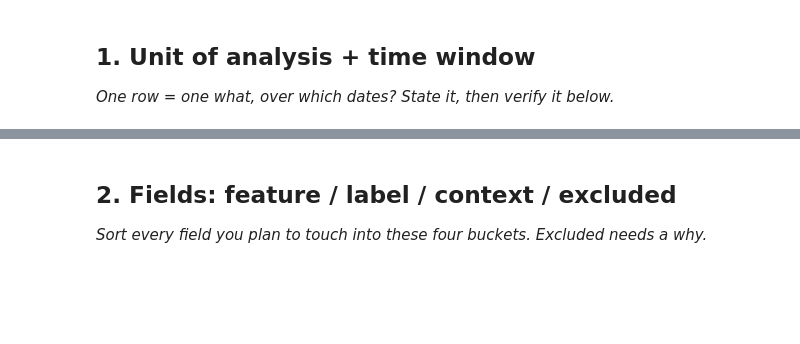
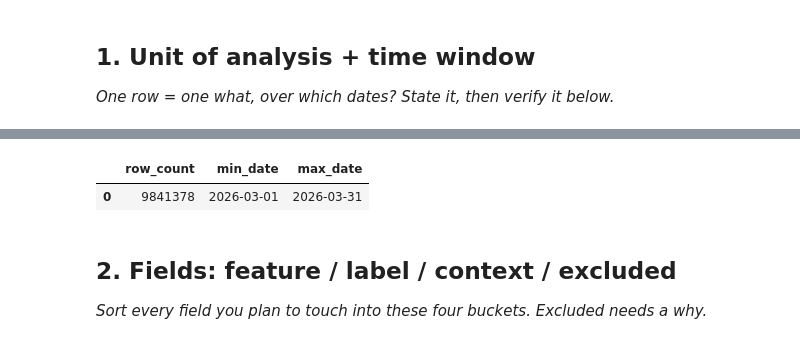
Before and after one commit to surajprai2111-ui/ML-assignment, a Jupyter notebook: work/notebooks/w03_data_contract.ipynb, the cells around one changed output, grey strips where cells are left out. Drawn from its saved outputs; the diff is of its cells as text; code cells hidden in the pictures; blank space fills up the shorter version.

```diff
--- a/work/notebooks/w03_data_contract.ipynb
+++ b/work/notebooks/w03_data_contract.ipynb
@@ -16,3 +62,20 @@ This skeleton is yours to fill. Work the sections **in order** — each one has
+# %%
+march_check = con.execute(f"""
+SELECT
+    COUNT(*) AS row_count,
+    MIN(report_date) AS min_date,
+    MAX(report_date) AS max_date
+FROM read_parquet(
+    '{rel}/fact_content_daily_performance/**/*.parquet'
+)
+WHERE report_date >= '2026-03-01'
+  AND report_date < '2026-04-01'
+""").df()
+
+display(march_check)
+# %% [output]
+|  | row_count | min_date | max_date |
+| 0 | 9841378 | 2026-03-01 | 2026-03-31 |
 # %% [markdown]
 ## 2. Fields: feature / label / context / excluded
 
```
Also changed, not shown: parts of 15 cells of this notebook.
